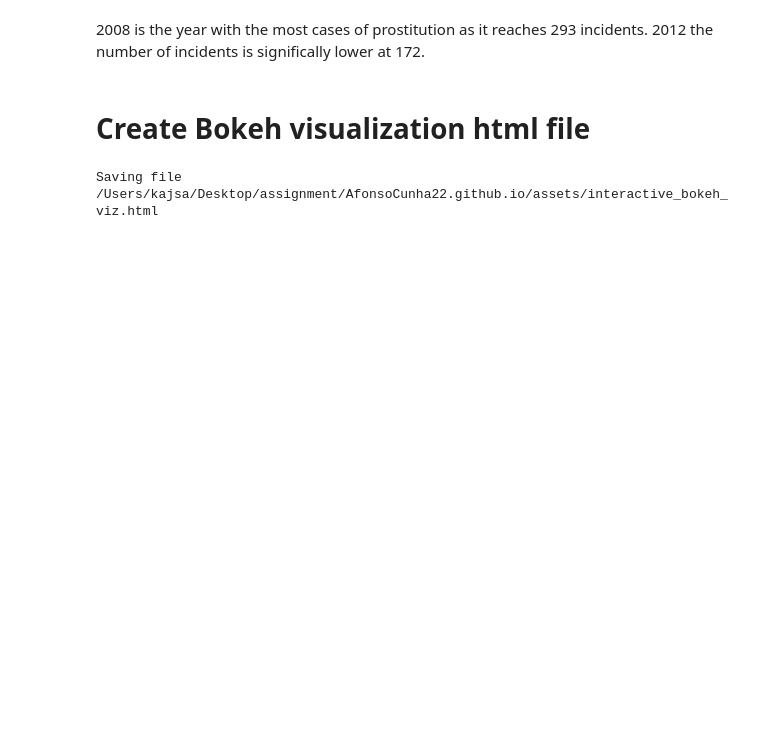
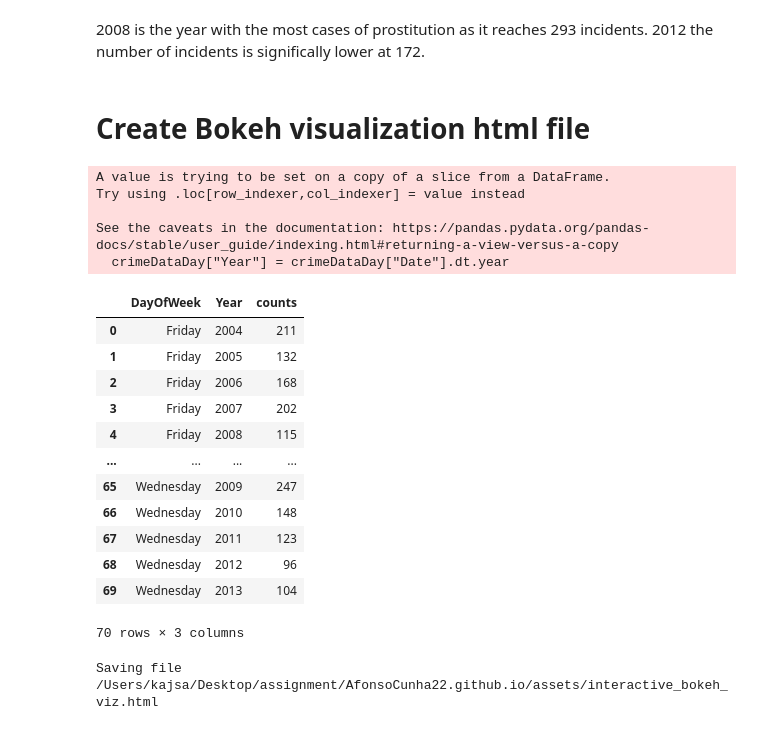
Before and after one commit to AfonsoCunha22/AfonsoCunha22.github.io, a Jupyter notebook: _site/src/Assignment 2.ipynb, the cells around one changed output. Cells and saved outputs as stored; diff of their text form; code cells hidden in the pictures; blank space fills up the shorter version.

```diff
--- a/_site/src/Assignment 2.ipynb
+++ b/_site/src/Assignment 2.ipynb
@@ -73,5 +107,30 @@ from bokeh.plotting import figure, output_file, show
 from bokeh.models import ColumnDataSource
 from bokeh.models import FactorRange
 from bokeh.models import Legend
+# %%
+crimeDataDay = dataFile[target_years_idx & category_idx]
+crimeDataDay["Year"] = crimeDataDay["Date"].dt.year
+#crimeDataDay = crimeDataDay.groupby(['Year']).size().reset_index(name= "counts")
+crimeDataDay = crimeDataDay.groupby(['DayOfWeek',"Year"]).size().reset_index(name= "counts")
+crimeDataDay
+# %% [output]
+A value is trying to be set on a copy of a slice from a DataFrame.
+Try using .loc[row_indexer,col_indexer] = value instead
+
+See the caveats in the documentation: https://pandas.pydata.org/pandas-docs/stable/user_guide/indexing.html#returning-a-view-versus-a-copy
+  crimeDataDay["Year"] = crimeDataDay["Date"].dt.year
+|  | DayOfWeek | Year | counts |
+| 0 | Friday | 2004 | 211 |
+| 1 | Friday | 2005 | 132 |
+| 2 | Friday | 2006 | 168 |
+| 3 | Friday | 2007 | 202 |
+| 4 | Friday | 2008 | 115 |
+| ... | ... | ... | ... |
+| 65 | Wednesday | 2009 | 247 |
+| 66 | Wednesday | 2010 | 148 |
+| 67 | Wednesday | 2011 | 123 |
+| 68 | Wednesday | 2012 | 96 |
+| 69 | Wednesday | 2013 | 104 |
+70 rows × 3 columns
 # %%
 # TODO: create bokeh plot
```
Also changed, not shown: parts of 7 cells of this notebook, 12 other files.
